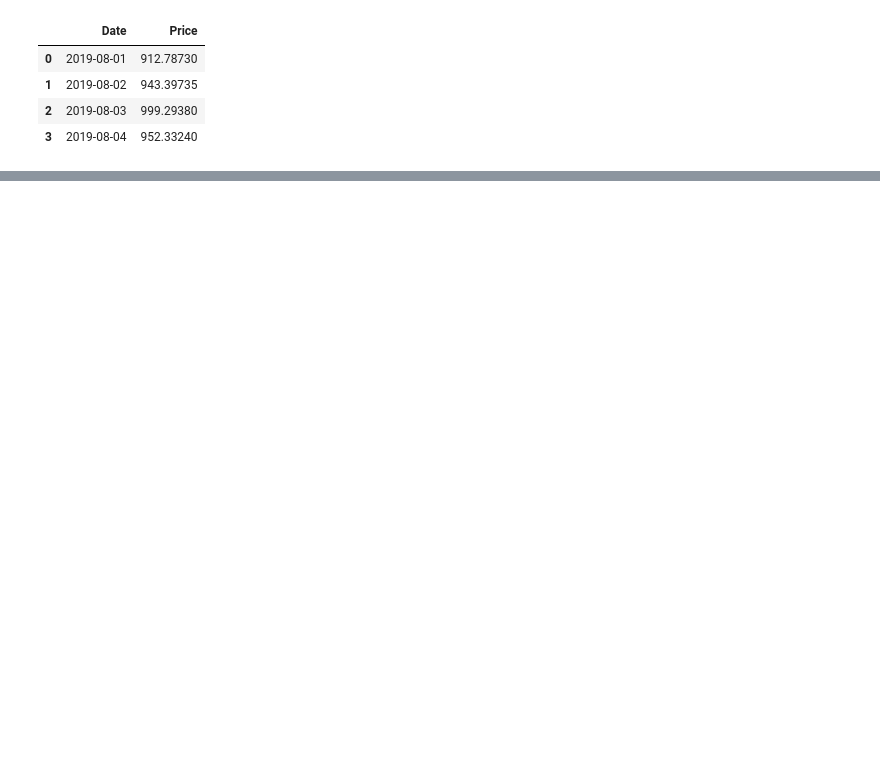
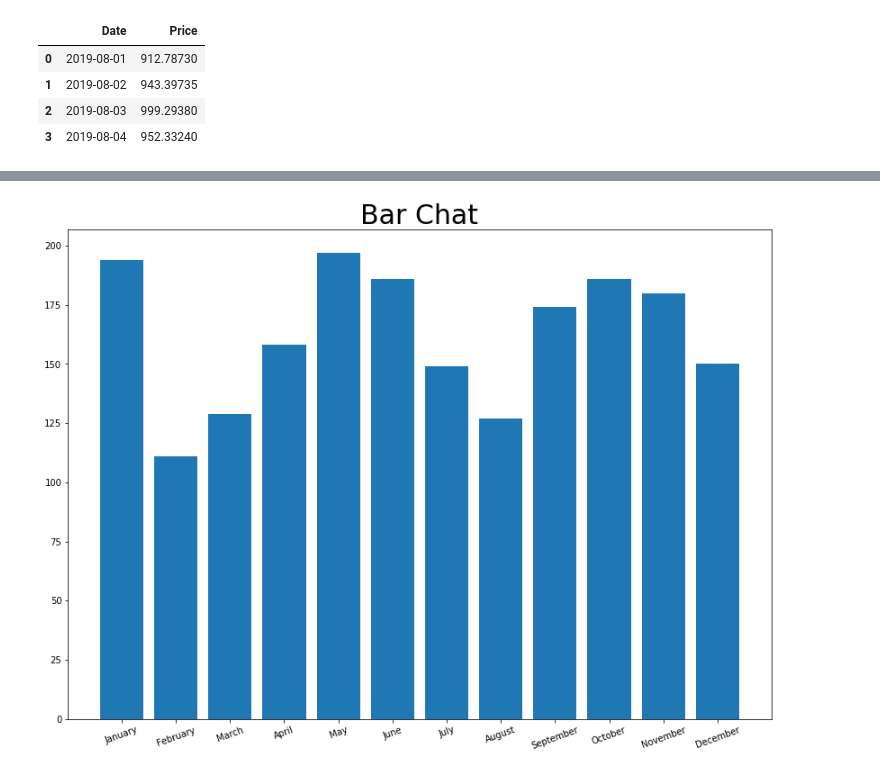
Before and after one commit to ayosamobitade/Exploratory-Data-Analytic-Projects, a Jupyter notebook: Visual Aids For Analysis/Visual Aids For EDA.ipynb, the cells around one changed output, grey strips where cells are left out. Cells and saved outputs as stored; diff of their text form; code cells hidden in the pictures; blank space fills up the shorter version.

```diff
--- a/Visual Aids For Analysis/Visual Aids For EDA.ipynb
+++ b/Visual Aids For Analysis/Visual Aids For EDA.ipynb
@@ -41,0 +71,18 @@ plt.show();
+# %%
+# Here we will create a dataset to create the bar chart
+
+import numpy as np
+import calendar
+import random
+
+months = list(range(1,13))
+sold_quantity = [round(random.uniform(100,200)) for x in range(1,13)]
+# %%
+# plt the graph
+
+figure, axis = plt.subplots(figsize = (14,10))
+plt.xticks(months, calendar.month_name[1:13],rotation = 20)
+plt.title("Bar Chat", size = 30)
+plot = axis.bar(months, sold_quantity)
+# %% [output]
+[figure, added]
```
Also changed, not shown: parts of 8 cells of this notebook.
